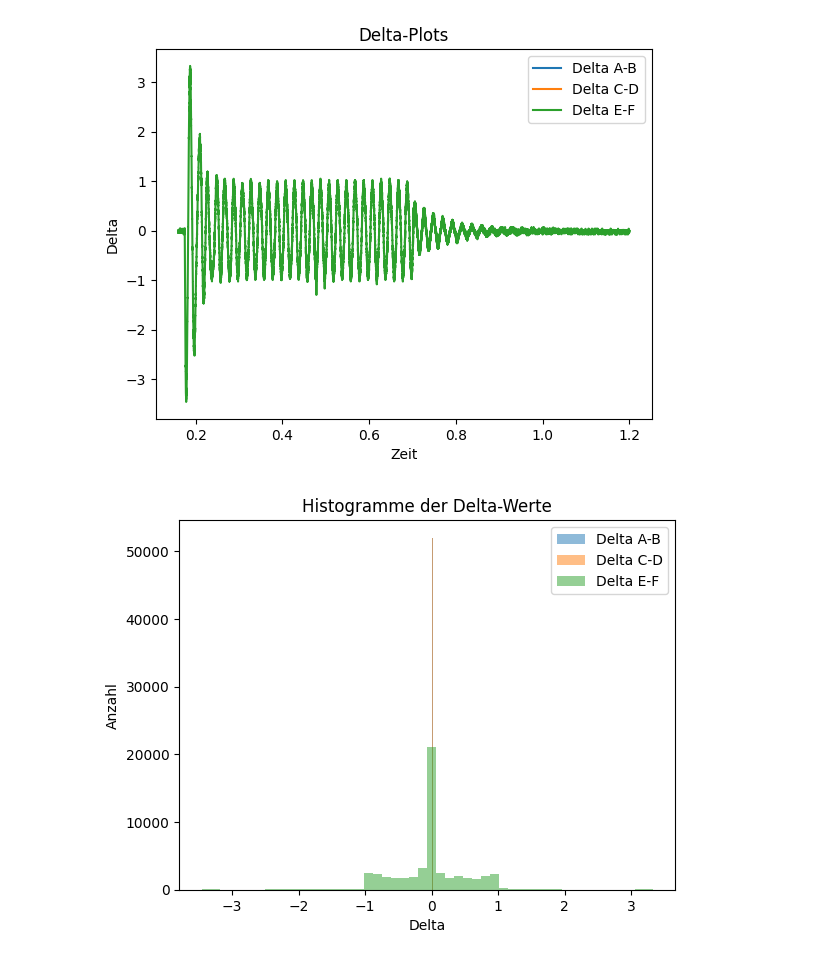
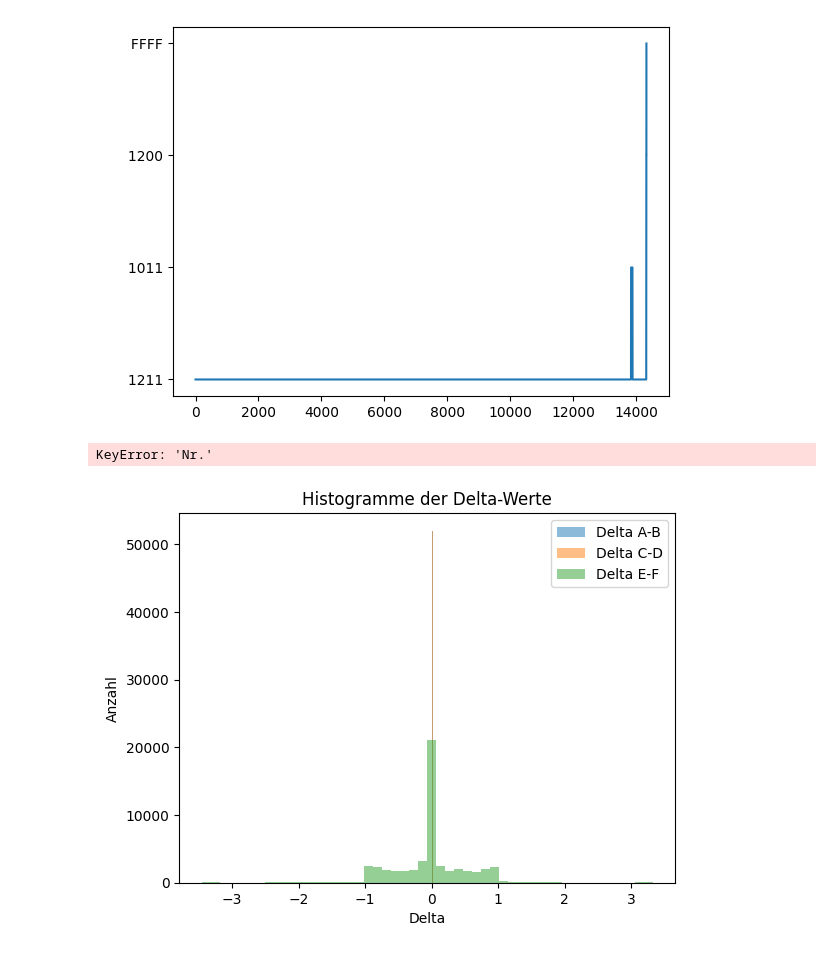
Before and after one commit to dennispelle/csv_analysis_python_example, a Jupyter notebook: notebook.ipynb, the cells around one changed output. Drawn from its saved outputs; the diff is of its cells as text; code cells hidden in the pictures.

```diff
--- a/notebook.ipynb
+++ b/notebook.ipynb
@@ -1,28 +0,0 @@
-# %%
-import pandas as pd
-import matplotlib.pyplot as plt
-import numpy as np
-
-if __name__ == "__main__":
-    csv_data = pd.read_csv("spannungmessung.csv", delimiter=';', decimal=',', skiprows=8000)
-    csv_data.columns = ["Zeit", "Kanal A", "Kanal B", "Kanal C", "Kanal D", "Kanal E", "Kanal F"]
-    csv_data = csv_data.apply(pd.to_numeric, errors='coerce')
-    csv_data = csv_data.interpolate(method='linear', limit_direction='both')
-    csv_data["Zeit"] = csv_data["Zeit"].astype(float)
-    csv_data["Kanal A"] = csv_data["Kanal A"].astype(float)
-    csv_data["Kanal B"] = csv_data["Kanal B"].astype(float)
-    csv_data["Kanal C"] = csv_data["Kanal C"].astype(float)
-    csv_data["Kanal D"] = csv_data["Kanal D"].astype(float)
-    csv_data["Kanal E"] = csv_data["Kanal E"].astype(float)
-    csv_data["Kanal F"] = csv_data["Kanal F"].astype(float)
-    plt.plot(csv_data["Zeit"], csv_data["Kanal A"], label="Kanal A")
-    plt.plot(csv_data["Zeit"], csv_data["Kanal B"], label="Kanal B")
-    plt.plot(csv_data["Zeit"], csv_data["Kanal C"], label="Kanal C")
-    plt.plot(csv_data["Zeit"], csv_data["Kanal D"], label="Kanal D")
-    plt.plot(csv_data["Zeit"], csv_data["Kanal E"], label="Kanal E")
-    plt.plot(csv_data["Zeit"], csv_data["Kanal F"], label="Kanal F")
-    plt.xlabel("Zeit")
-    plt.ylabel("Kanäle A-F")
-    plt.title("Spannungsmessung")
-    plt.legend()
-    plt.show()
@@ -31,23 +1,32 @@ if __name__ == "__main__":
-# %%
-
-    delta_AB = csv_data["Kanal A"] - csv_data["Kanal B"]
-    delta_CD = csv_data["Kanal C"] - csv_data["Kanal D"]
-    delta_EF = csv_data["Kanal E"] - csv_data["Kanal F"]
-
-    #delta_AB = delta_AB.fillna(delta_AB.mean())
-    #delta_CD = delta_CD.fillna(delta_CD.mean())
-    #delta_EF = delta_EF.fillna(delta_EF.mean())
-
-    plt.plot(csv_data["Zeit"], delta_AB, label="Delta A-B")
-    plt.plot(csv_data["Zeit"], delta_CD, label="Delta C-D")
-    plt.plot(csv_data["Zeit"], delta_EF, label="Delta E-F")
-    plt.xlabel("Zeit")
-    plt.ylabel("Delta")
-    plt.title("Delta-Plots")
-    plt.legend()
-    plt.show()
-# %% [output]
-[figure, removed]
+# %%
+import pandas as pd
+import matplotlib.pyplot as plt
+import numpy as np
+from mpl_interactions import ioff, panhandler, zoom_factory
+
+if __name__ == "__main__":
+
+    csv_data = pd.read_csv("blabla.csv", delimiter=';', decimal=',',header=0,encoding='utf-16',skiprows=31)
+    x = csv_data.columns[0]
+    y = csv_data.columns[1]
+    y2 = csv_data.columns[1:]
+
+
+
+    plt.plot(csv_data[x], csv_data[y], label=y)
+# %% [output]
+[figure, added]
+# %%
+
+    plt.plot(csv_data["Nr."], csv_data["n_soll"], label="n_soll")
+
+    plt.xlabel("Nr.")
+    plt.ylabel("n_soll")
+    plt.title("n_soll")
+    plt.legend()
+    plt.show()
+# %% [output]
+KeyError: 'Nr.'
 # %%
     with open('output.txt', 'w') as f:
         print('Delta A-B:', delta_AB, file=f)
```
Also changed, not shown: parts of 1 cell of this notebook, 1 other file.
